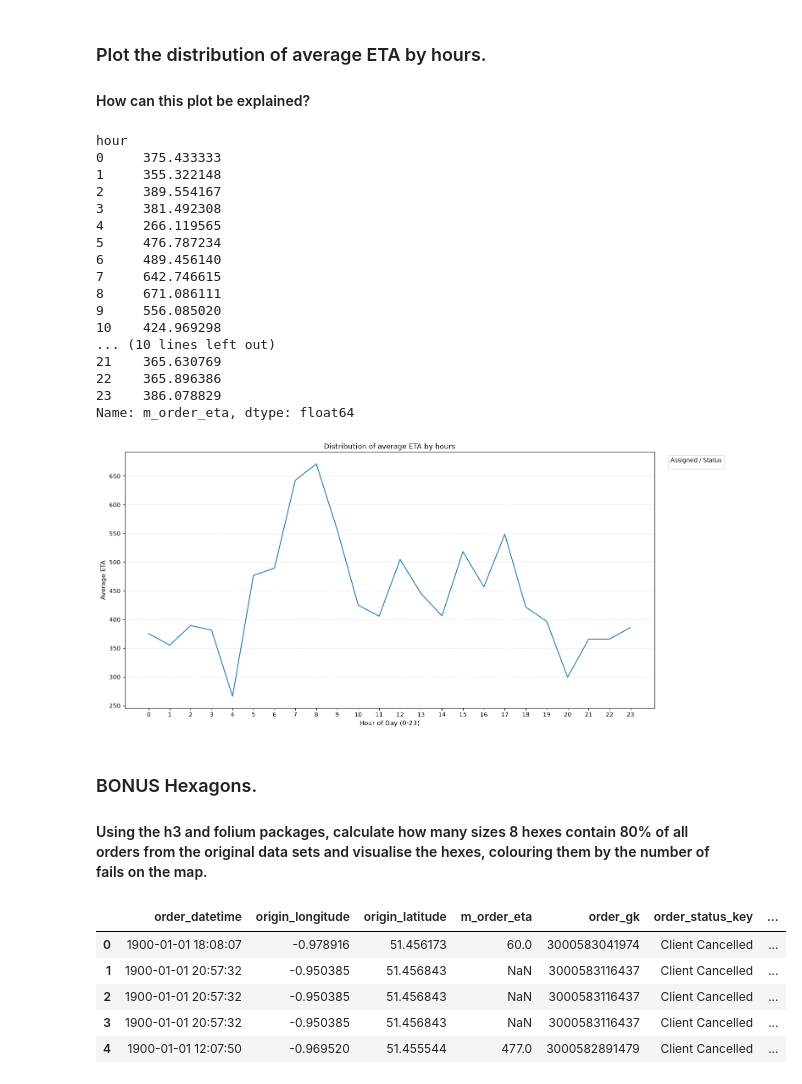
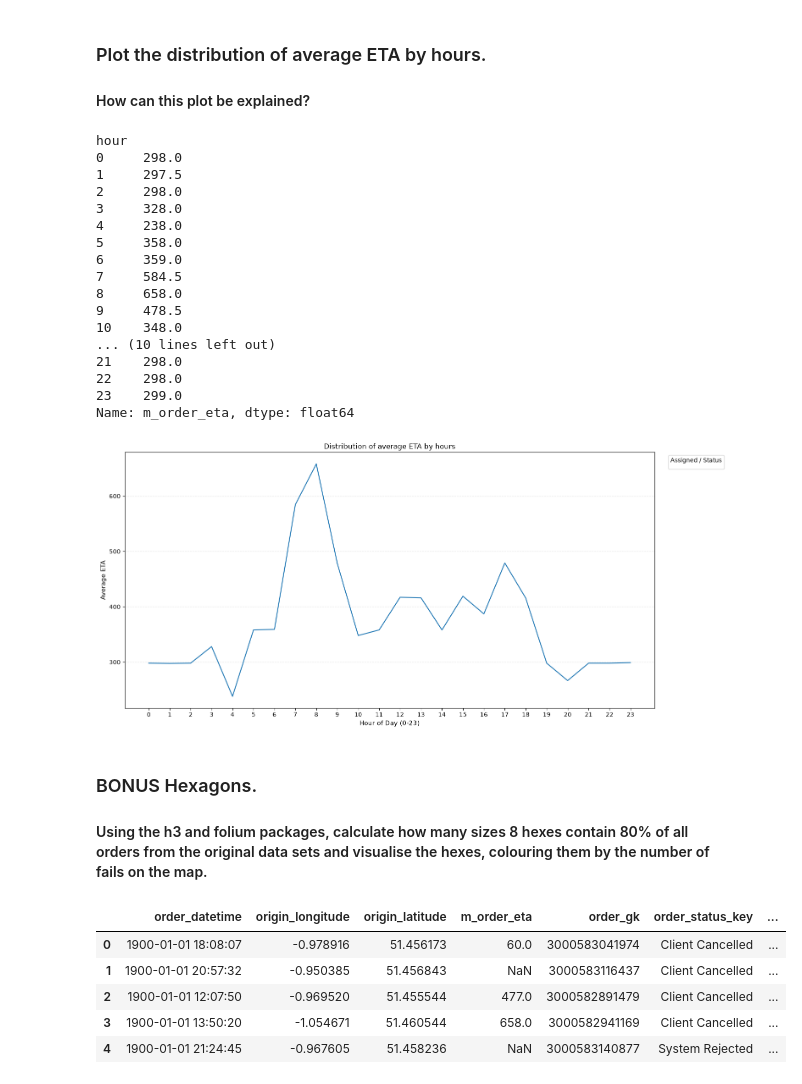
Before and after one commit to s-sarahsalah-oss/Stratascratch-Insights-from-Failed-Orders, a Jupyter notebook: Insights from Failed Orders.ipynb, the cells around one changed output. Saved outputs shown, nothing was run; the diff lists cells and outputs as text; code cells hidden in the pictures.

```diff
--- a/Insights from Failed Orders.ipynb
+++ b/Insights from Failed Orders.ipynb
@@ -72,10 +42,10 @@ df.shape
 # %%
-df['is_driver_assigned_key']=df['is_driver_assigned_key'].replace(
+orders_df['is_driver_assigned_key']=orders_df['is_driver_assigned_key'].replace(
     {0:"No",
      1:"Yes"}
 )
 # %%
-df['order_status_key']=df['order_status_key'].replace(
+orders_df['order_status_key']=orders_df['order_status_key'].replace(
     {4:"Client Cancelled",
      9:"System Rejected"}
 )
@@ -147,11 +110,10 @@ plt.show()
 # %%
-df['hour'] =df['order_datetime'].dt.hour
-df_grouped_by_hour_and_catogory = df.groupby(['hour', 'is_driver_assigned_key','order_status_key']).size()
+orders_df['hour'] =orders_df['order_datetime'].dt.hour
+df_grouped_by_hour_and_catogory = orders_df.groupby(['hour', 'is_driver_assigned_key','order_status_key']).size()
 print(df_grouped_by_hour_and_catogory)
 
 df_unstacked = df_grouped_by_hour_and_catogory.unstack(level=["is_driver_assigned_key", "order_status_key"])
 
-# 2. الرسم
 ax = df_unstacked.plot(figsize=(15, 7), marker="o", linewidth=2.5)
 
 plt.xticks(range(0, 24))
@@ -161,6 +123,7 @@ plt.ylabel("Count of Orders", fontsize=11)
 plt.grid(axis="y", linestyle="--", alpha=0.3)
 plt.legend(title="Assigned / Status", bbox_to_anchor=(1.02, 1), loc="upper left")
 plt.tight_layout()
+plt.savefig("hourly_failures2.png", dpi=150, bbox_inches='tight')
 plt.show()
 # %% [output]
 hour  is_driver_assigned_key  order_status_key
@@ -217,7 +181,7 @@ Name: cancellations_time_in_seconds, dtype: float64
 ### Plot the distribution of average ETA by hours.
 #### How can this plot be explained?
 # %%
-df_average_ETA = df.groupby('hour')['m_order_eta'].mean()
+df_average_ETA = orders_df.groupby('hour')['m_order_eta'].median()
 print(df_average_ETA)
 
 plt.figure(figsize=(15,7))
@@ -229,38 +193,40 @@ plt.ylabel("Average ETA", fontsize=11)
 plt.grid(axis="y", linestyle="--", alpha=0.3)
 plt.legend(title="Assigned / Status", bbox_to_anchor=(1.02, 1), loc="upper left")
 plt.tight_layout()
+plt.savefig("eta_by_hour.png", dpi=150, bbox_inches='tight')
+
 plt.show()
 # %% [output]
 hour
-0     375.433333
-1     355.322148
-2     389.554167
-3     381.492308
-4     266.119565
-5     476.787234
-6     489.456140
-7     642.746615
-8     671.086111
-9     556.085020
-10    424.969298
+0     298.0
+1     297.5
+2     298.0
+3     328.0
+4     238.0
+5     358.0
+6     359.0
+7     584.5
+8     658.0
+9     478.5
+10    348.0
 ... (10 lines left out)
-21    365.630769
-22    365.896386
-23    386.078829
+21    298.0
+22    298.0
+23    299.0
 Name: m_order_eta, dtype: float64
-[figure, old version]
+[figure, new version]
 # %% [markdown]
 ### BONUS Hexagons.
 #### Using the h3 and folium packages, calculate how many sizes 8 hexes contain 80% of all orders from the original data sets and visualise the hexes, colouring them by the number of fails on the map.
 # %%
 vec_latlng_to_cell = np.vectorize(h3.latlng_to_cell)
 
-df['hex_id'] = vec_latlng_to_cell(df['origin_latitude'], df['origin_longitude'], res=8)
-df.head()
+orders_df['hex_id'] = vec_latlng_to_cell(orders_df['origin_latitude'], orders_df['origin_longitude'], res=8)
+orders_df.head()
 # %% [output]
 |  | order_datetime | origin_longitude | origin_latitude | m_order_eta | order_gk | order_status_key | ... |
 | 0 | 1900-01-01 18:08:07 | -0.978916 | 51.456173 | 60.0 | 3000583041974 | Client Cancelled | ... |
 | 1 | 1900-01-01 20:57:32 | -0.950385 | 51.456843 | NaN | 3000583116437 | Client Cancelled | ... |
-| 2 | 1900-01-01 20:57:32 | -0.950385 | 51.456843 | NaN | 3000583116437 | Client Cancelled | ... |
-| 3 | 1900-01-01 20:57:32 | -0.950385 | 51.456843 | NaN | 3000583116437 | Client Cancelled | ... |
-| 4 | 1900-01-01 12:07:50 | -0.969520 | 51.455544 | 477.0 | 3000582891479 | Client Cancelled | ... |
+| 2 | 1900-01-01 12:07:50 | -0.969520 | 51.455544 | 477.0 | 3000582891479 | Client Cancelled | ... |
+| 3 | 1900-01-01 13:50:20 | -1.054671 | 51.460544 | 658.0 | 3000582941169 | Client Cancelled | ... |
+| 4 | 1900-01-01 21:24:45 | -0.967605 | 51.458236 | NaN | 3000583140877 | System Rejected | ... |
```
Also changed, not shown: parts of 16 cells of this notebook, 8 other files.
